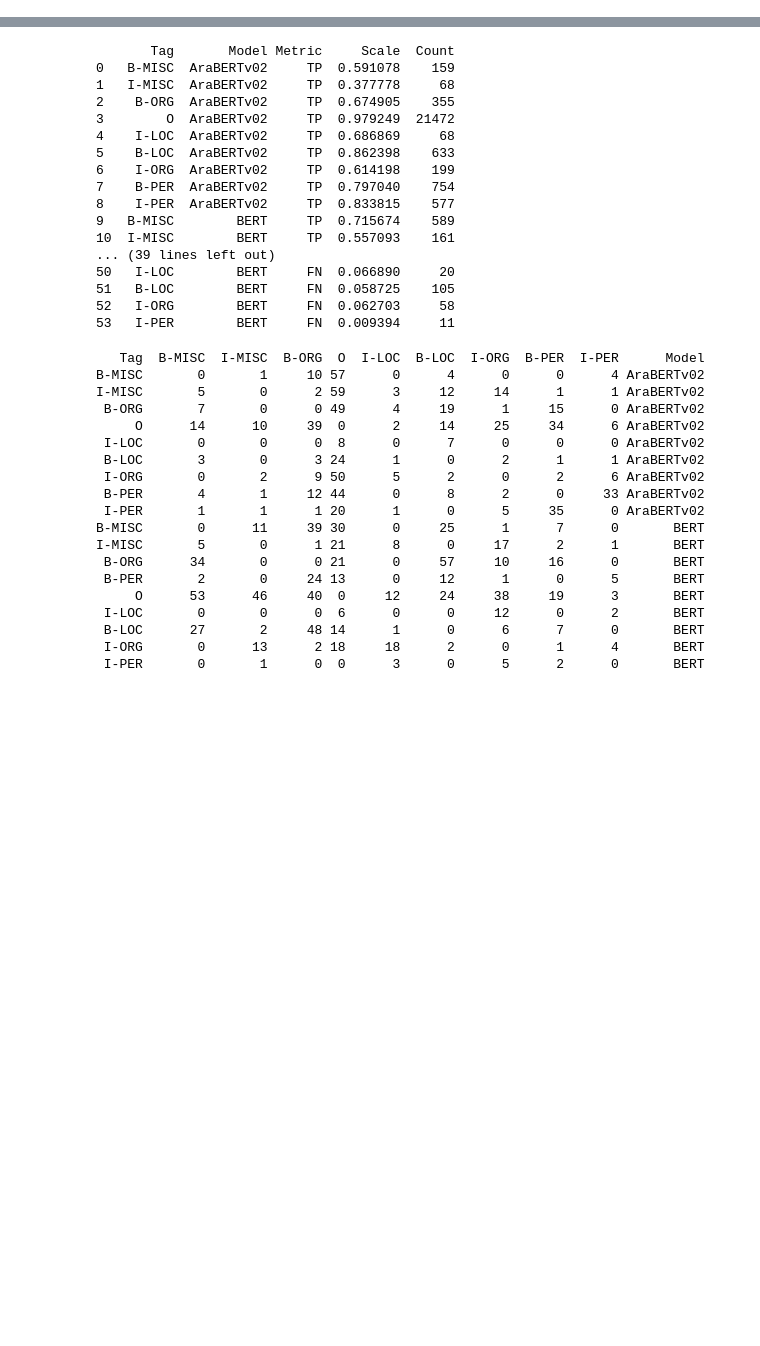
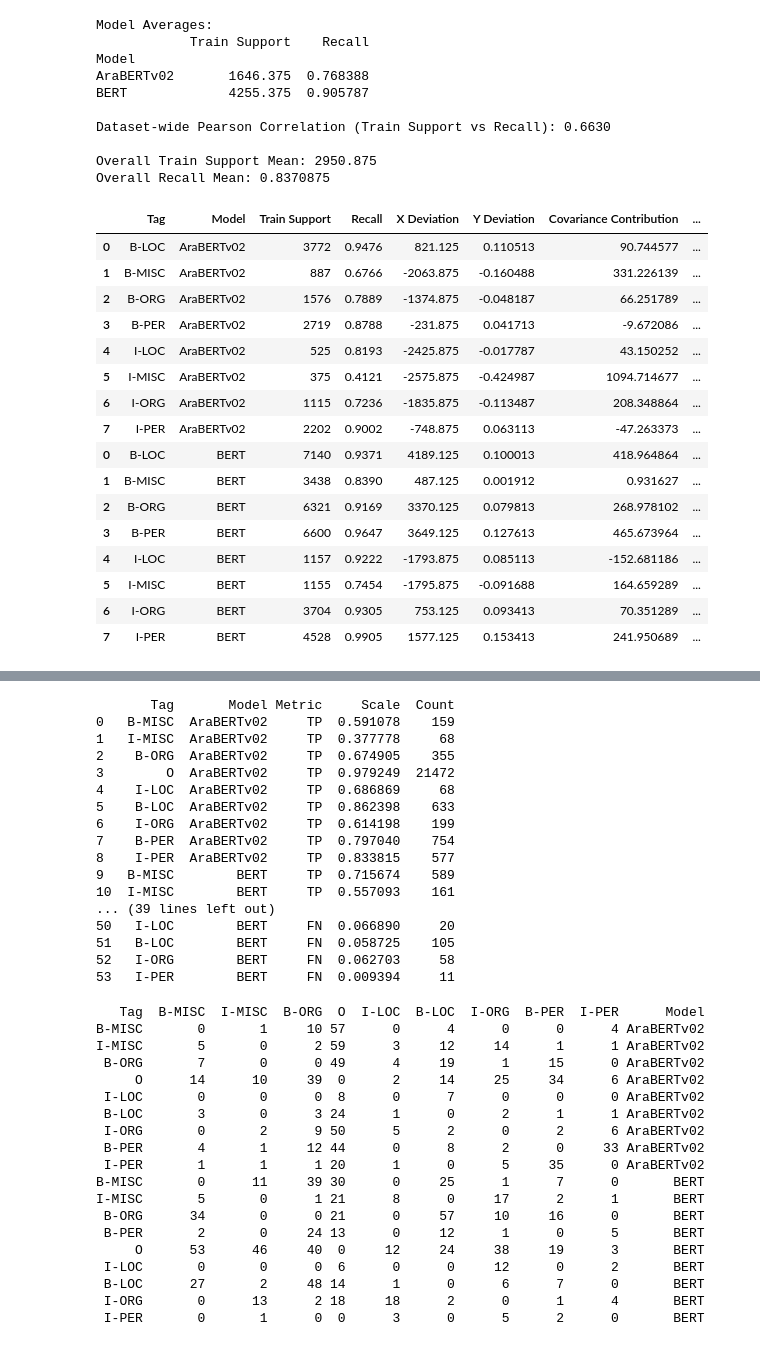
Before and after one commit to ay94/deformar-dashboard, a Jupyter notebook: notebooks/analysis/token_performance_discrepancy.ipynb, the cells around one changed output, grey strips where cells are left out. Drawn from its saved outputs; the diff is of its cells as text; code cells hidden in the pictures; blank space fills up the shorter version.

```diff
--- a/notebooks/analysis/token_performance_discrepancy.ipynb
+++ b/notebooks/analysis/token_performance_discrepancy.ipynb
@@ -621,7 +554,7 @@ import pandas as pd
 import plotly.express as px
 
 # Filter out the 'O' tag
-data = tr[tr["Tag"] != "O"]
+data = report_df[report_df["Tag"] != "O"]
 
 # Melt the DataFrame for plotting
 melted_df = data.melt(
@@ -651,6 +584,7 @@ fig = px.scatter(
     color="Support Type",  # Color by Train or Test
     facet_col="Metric",
     facet_row="Model",
+    trendline="ols",  # Add trendline (linear regression here)
     facet_row_spacing=0.1,  # Adjusted spacing
     facet_col_spacing=0.03,
     hover_data=["Tag"],
@@ -675,3 +609,79 @@ fig.update_layout(
 )
 
 fig.show()
+# %%
+def calculate_pearson_contributions_with_summary(df, x_col, y_col):
+    """
+    Calculate the numerator (covariance contributions) and denominator (variance contributions)
+    for Pearson correlation for each data point, and include model averages and dataset correlation.
+
+    Parameters:
+    - df: DataFrame containing the data.
+    - x_col: Column name for the x variable (e.g., Support).
+    - y_col: Column name for the y variable (e.g., Precision).
+
+    Returns:
+    - DataFrame with covariance and variance contributions for each data point,
+      and prints model averages and dataset correlation.
+    """
+    # Print model averages
+    print("Model Averages:")
+    model_means = df.groupby("Model")[[x_col, y_col]].mean()
+    print(model_means)
+
+    # Calculate dataset-wide correlation
+    correlation = df[x_col].corr(df[y_col])
+    print(f"\nDataset-wide Pearson Correlation ({x_col} vs {y_col}): {correlation:.4f}\n")
+
+    # Calculate means
+    x_mean = df[x_col].mean()
+    y_mean = df[y_col].mean()
+
+    # Print means
+    print(f"Overall {x_col} Mean: {x_mean}")
+    print(f"Overall {y_col} Mean: {y_mean}\n")
+
+    # Calculate deviations
+    df["X Deviation"] = df[x_col] - x_mean
+    df["Y Deviation"] = df[y_col] - y_mean
+
+    # Calculate contributions
+    df["Covariance Contribution"] = df["X Deviation"] * df["Y Deviation"]
+    df["X Variance Contribution"] = df["X Deviation"] ** 2
+    df["Y Variance Contribution"] = df["Y Deviation"] ** 2
+    df["Variance Contribution"] = df["X Variance Contribution"] * df["Y Variance Contribution"]
+
+    return df[["Tag", "Model", x_col, y_col, "X Deviation", "Y Deviation",
+               "Covariance Contribution", "X Variance Contribution", "Y Variance Contribution"]]
+
+# Apply the function
+pearson_contributions = calculate_pearson_contributions_with_summary(data .copy(), "Train Support", "Recall")
+pearson_contributions
+# %% [output]
+Model Averages:
+            Train Support    Recall
+Model
+AraBERTv02       1646.375  0.768388
+BERT             4255.375  0.905787
+
+Dataset-wide Pearson Correlation (Train Support vs Recall): 0.6630
+
+Overall Train Support Mean: 2950.875
+Overall Recall Mean: 0.8370875
+|  | Tag | Model | Train Support | Recall | X Deviation | Y Deviation | Covariance Contribution | ... |
+| 0 | B-LOC | AraBERTv02 | 3772 | 0.9476 | 821.125 | 0.110513 | 90.744577 | ... |
+| 1 | B-MISC | AraBERTv02 | 887 | 0.6766 | -2063.875 | -0.160488 | 331.226139 | ... |
+| 2 | B-ORG | AraBERTv02 | 1576 | 0.7889 | -1374.875 | -0.048187 | 66.251789 | ... |
+| 3 | B-PER | AraBERTv02 | 2719 | 0.8788 | -231.875 | 0.041713 | -9.672086 | ... |
+| 4 | I-LOC | AraBERTv02 | 525 | 0.8193 | -2425.875 | -0.017787 | 43.150252 | ... |
+| 5 | I-MISC | AraBERTv02 | 375 | 0.4121 | -2575.875 | -0.424987 | 1094.714677 | ... |
+| 6 | I-ORG | AraBERTv02 | 1115 | 0.7236 | -1835.875 | -0.113487 | 208.348864 | ... |
+| 7 | I-PER | AraBERTv02 | 2202 | 0.9002 | -748.875 | 0.063113 | -47.263373 | ... |
+| 0 | B-LOC | BERT | 7140 | 0.9371 | 4189.125 | 0.100013 | 418.964864 | ... |
+| 1 | B-MISC | BERT | 3438 | 0.8390 | 487.125 | 0.001912 | 0.931627 | ... |
+| 2 | B-ORG | BERT | 6321 | 0.9169 | 3370.125 | 0.079813 | 268.978102 | ... |
+| 3 | B-PER | BERT | 6600 | 0.9647 | 3649.125 | 0.127613 | 465.673964 | ... |
+| 4 | I-LOC | BERT | 1157 | 0.9222 | -1793.875 | 0.085113 | -152.681186 | ... |
+| 5 | I-MISC | BERT | 1155 | 0.7454 | -1795.875 | -0.091688 | 164.659289 | ... |
+| 6 | I-ORG | BERT | 3704 | 0.9305 | 753.125 | 0.093413 | 70.351289 | ... |
+| 7 | I-PER | BERT | 4528 | 0.9905 | 1577.125 | 0.153413 | 241.950689 | ... |
```
Also changed, not shown: parts of 9 cells of this notebook.
